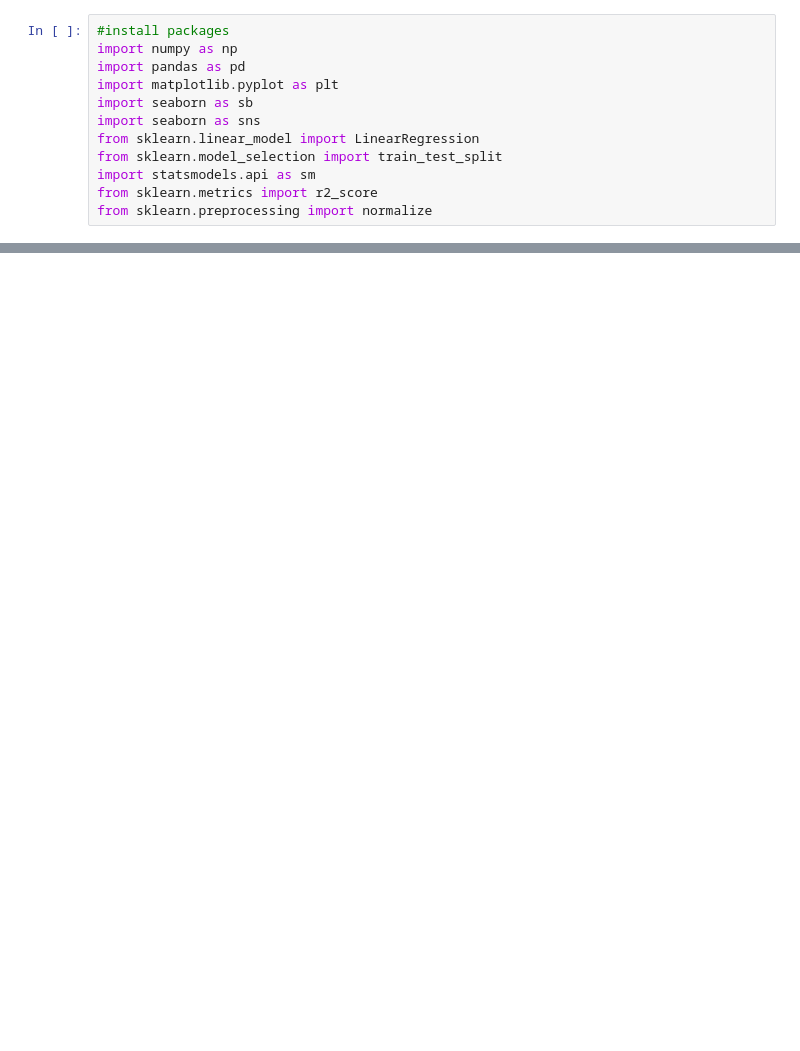
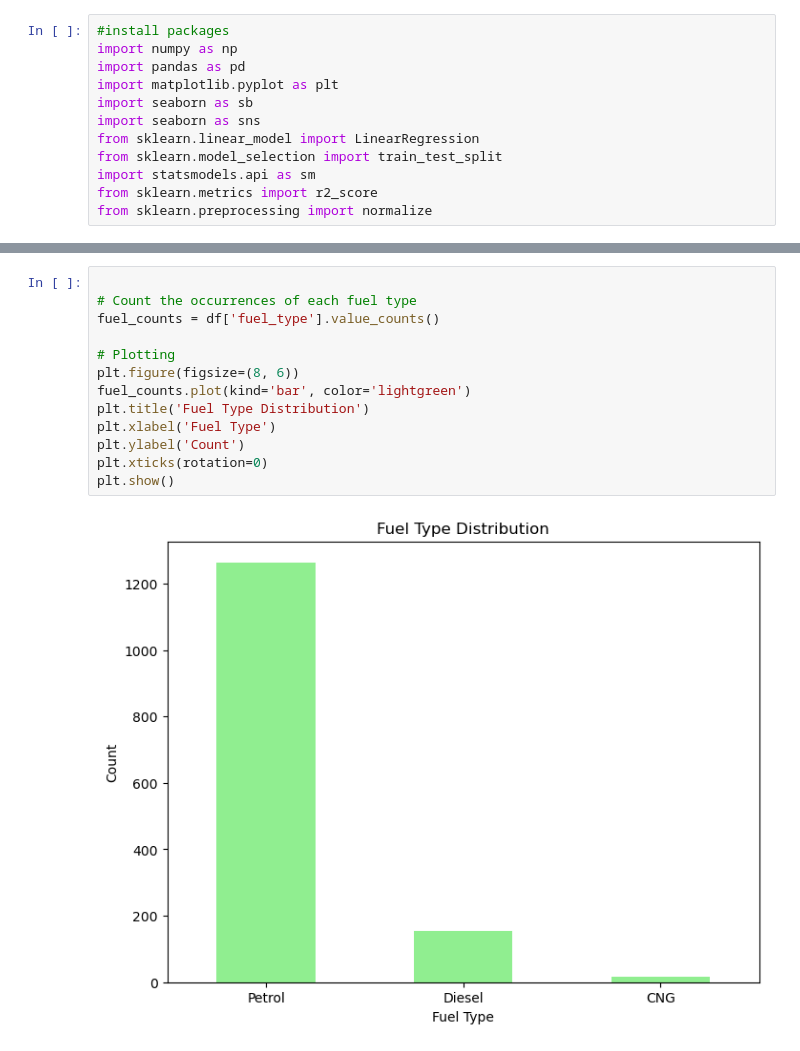
Before and after one commit to MarkPhamm/AI---ML, a Jupyter notebook: machine_learning/supervised/regression/linear_regression/linear_regression.ipynb, the cells around one changed output, grey strips where cells are left out. Saved outputs shown, nothing was run; the diff lists cells and outputs as text; blank space fills up the shorter version.

```diff
--- a/machine_learning/supervised/regression/linear_regression/linear_regression.ipynb
+++ b/machine_learning/supervised/regression/linear_regression/linear_regression.ipynb
@@ -298,0 +261,15 @@ return_loss = -192.89 + -134.84 * Gender + -209.11 * Education + -109.31 * Race
+# %%
+
+# Count the occurrences of each fuel type
+fuel_counts = df['fuel_type'].value_counts()
+
+# Plotting
+plt.figure(figsize=(8, 6))
+fuel_counts.plot(kind='bar', color='lightgreen')
+plt.title('Fuel Type Distribution')
+plt.xlabel('Fuel Type')
+plt.ylabel('Count')
+plt.xticks(rotation=0)
+plt.show()
+# %% [output]
+[figure, added]
```
Also changed, not shown: parts of 111 cells of this notebook, 4 other files.
